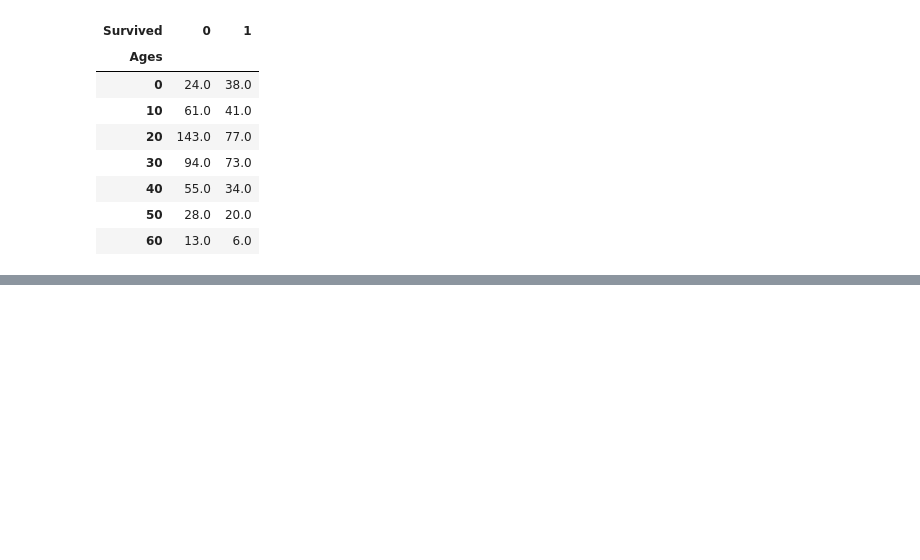
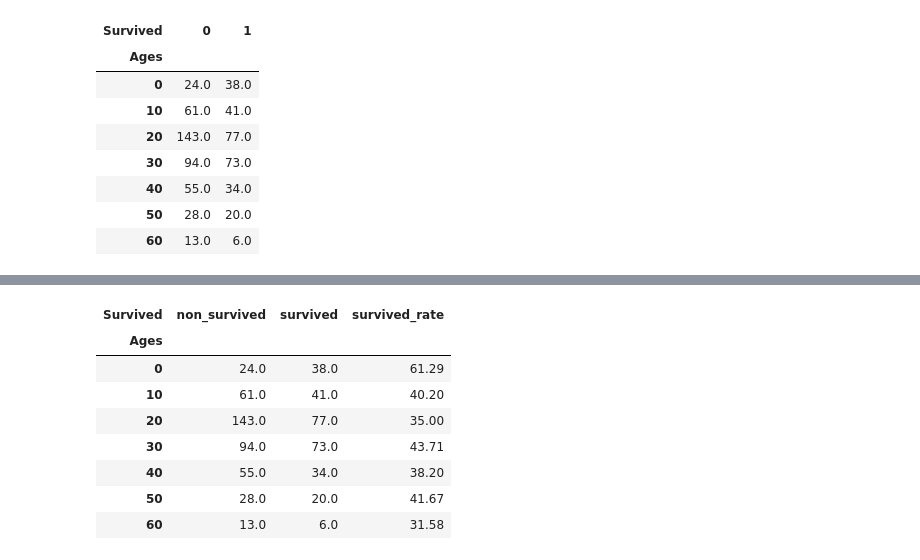
Before and after one commit to heemokyim/codingplace, a Jupyter notebook: fastcampus/dss/script/15_pandas/quiz_2.ipynb, the cells around one changed output, grey strips where cells are left out. Saved outputs shown, nothing was run; the diff lists cells and outputs as text; code cells hidden in the pictures; blank space fills up the shorter version.

```diff
--- a/fastcampus/dss/script/15_pandas/quiz_2.ipynb
+++ b/fastcampus/dss/script/15_pandas/quiz_2.ipynb
@@ -129,0 +103,13 @@ sns.set()
+# %%
+pivot1 = pivot1.rename(columns={0:'non_survived',1:'survived'})
+pivot1
+# %% [output]
+| Survived | non_survived | survived | survived_rate |
+| Ages |  |  |  |
+| 0 | 24.0 | 38.0 | 61.29 |
+| 10 | 61.0 | 41.0 | 40.20 |
+| 20 | 143.0 | 77.0 | 35.00 |
+| 30 | 94.0 | 73.0 | 43.71 |
+| 40 | 55.0 | 34.0 | 38.20 |
+| 50 | 28.0 | 20.0 | 41.67 |
+| 60 | 13.0 | 6.0 | 31.58 |
```
Also changed, not shown: parts of 7 cells of this notebook, 7 other files.
